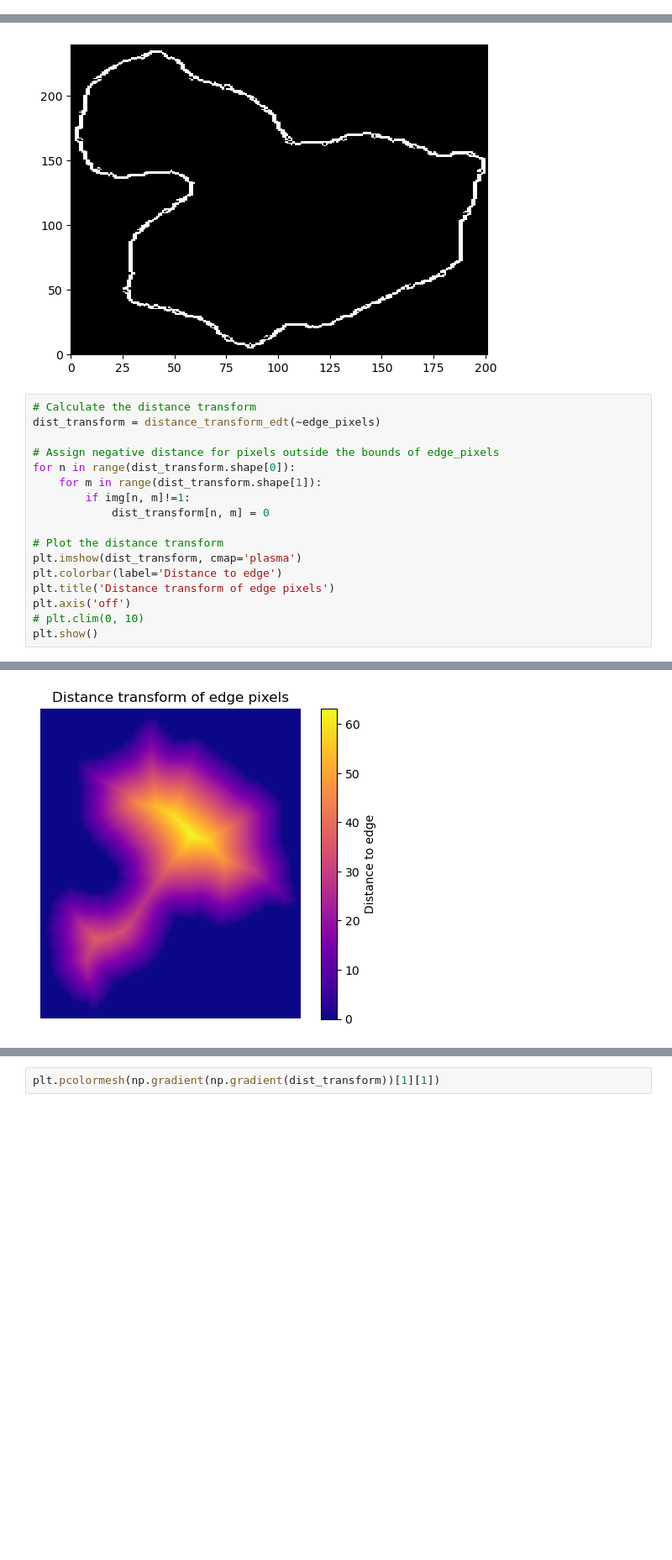
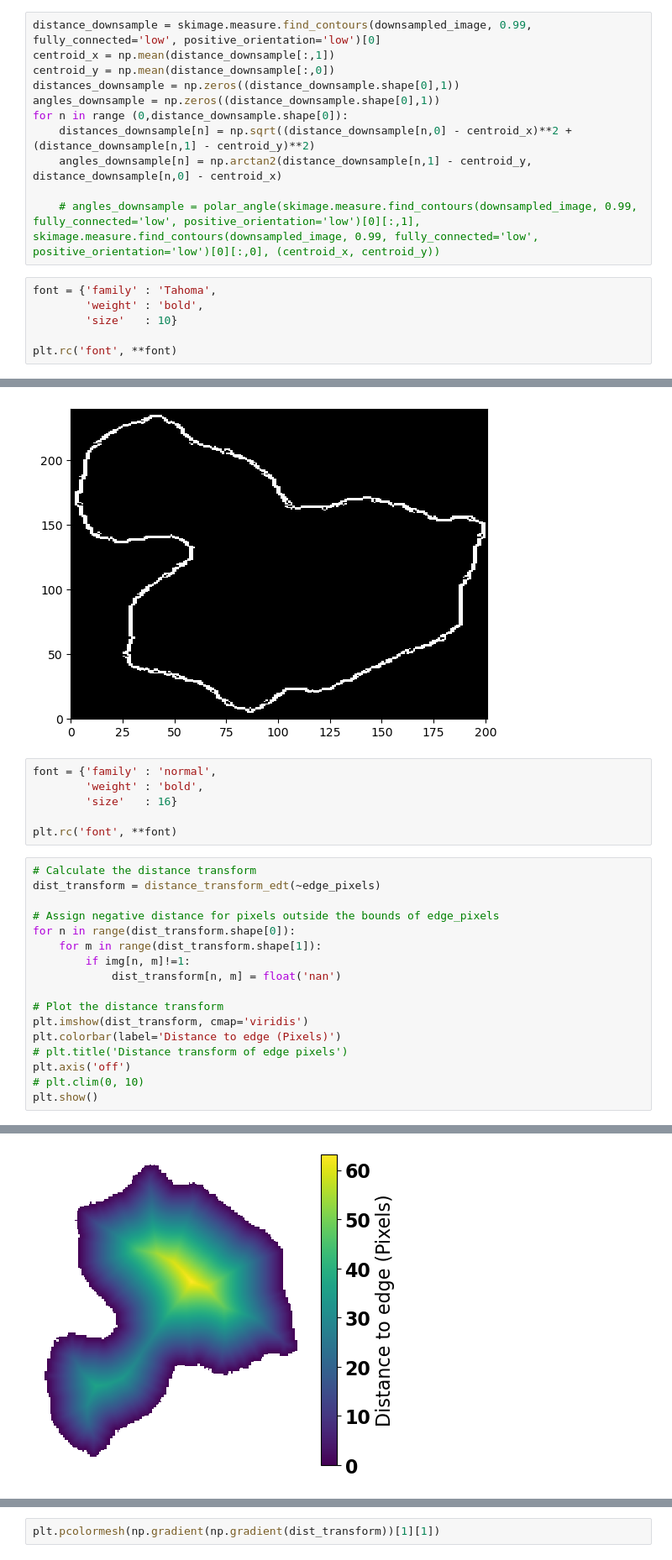
Before and after one commit to feltner515/ParticlePy, a Jupyter notebook: reentrant.ipynb, the cells around one changed output, grey strips where cells are left out. Shown at 84% size. Saved outputs shown, nothing was run; the diff lists cells and outputs as text; blank space fills up the shorter version.

Commit message:
more super rough work on reentrants
making progress on this. Very close to being able to find area and perimeter exactly

```diff
--- a/reentrant.ipynb
+++ b/reentrant.ipynb
@@ -105,0 +134,17 @@ distances = polar_distance(np.arange(0,img.shape[0]), np.arange(0,img.shape[1]),
+# %%
+distance_downsample = skimage.measure.find_contours(downsampled_image, 0.99, fully_connected='low', positive_orientation='low')[0]
+centroid_x = np.mean(distance_downsample[:,1])
+centroid_y = np.mean(distance_downsample[:,0])
+distances_downsample = np.zeros((distance_downsample.shape[0],1))
+angles_downsample = np.zeros((distance_downsample.shape[0],1))
+for n in range (0,distance_downsample.shape[0]):
+    distances_downsample[n] = np.sqrt((distance_downsample[n,0] - centroid_x)**2 + (distance_downsample[n,1] - centroid_y)**2)
+    angles_downsample[n] = np.arctan2(distance_downsample[n,1] - centroid_y, distance_downsample[n,0] - centroid_x)
+
+    # angles_downsample = polar_angle(skimage.measure.find_contours(downsampled_image, 0.99, fully_connected='low', positive_orientation='low')[0][:,1], skimage.measure.find_contours(downsampled_image, 0.99, fully_connected='low', positive_orientation='low')[0][:,0], (centroid_x, centroid_y))
+# %%
+font = {'family' : 'Tahoma',
+        'weight' : 'bold',
+        'size'   : 10}
+
+plt.rc('font', **font)
@@ -228,6 +619,12 @@ plt.pcolormesh(edge_pixels, cmap='gray')
 # %% [output]
 <matplotlib.collections.QuadMesh at 0x...>
 [figure]
+# %%
+font = {'family' : 'normal',
+        'weight' : 'bold',
+        'size'   : 16}
+
+plt.rc('font', **font)
 # %%
 # Calculate the distance transform
 dist_transform = distance_transform_edt(~edge_pixels)
@@ -236,12 +633,12 @@ dist_transform = distance_transform_edt(~edge_pixels)
 for n in range(dist_transform.shape[0]):
     for m in range(dist_transform.shape[1]):
         if img[n, m]!=1:
-            dist_transform[n, m] = 0
+            dist_transform[n, m] = float('nan')
 
 # Plot the distance transform
-plt.imshow(dist_transform, cmap='plasma')
-plt.colorbar(label='Distance to edge')
-plt.title('Distance transform of edge pixels')
+plt.imshow(dist_transform, cmap='viridis')
+plt.colorbar(label='Distance to edge (Pixels)')
+# plt.title('Distance transform of edge pixels')
 plt.axis('off')
 # plt.clim(0, 10)
 plt.show()
@@ -249,4 +663,4 @@ plt.show()
-[figure, old version]
+[figure, new version]
 # %%
 import numpy as np
 from scipy.ndimage import label, maximum_position
```
Also changed, not shown: parts of 37 cells of this notebook, 1 other file.
